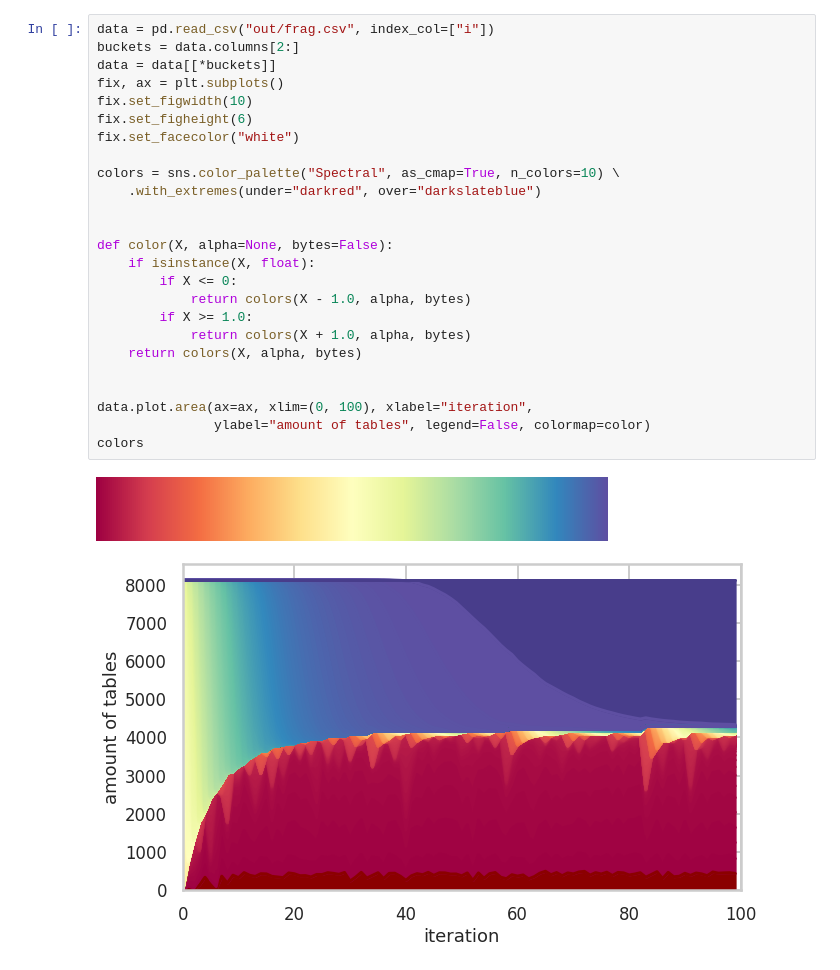
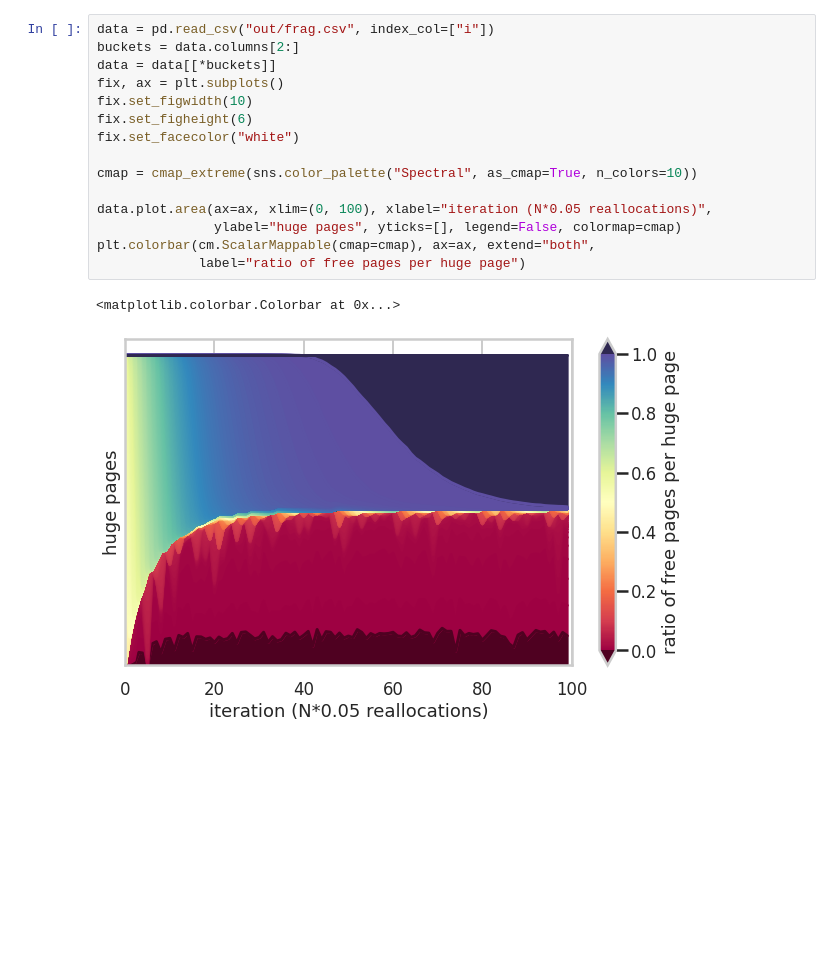
Before and after one commit to luhsra/llfree-rs, a Jupyter notebook: results/frag.ipynb, the cells around one changed output. Saved outputs shown, nothing was run; the diff lists cells and outputs as text; blank space fills up the shorter version.

```diff
--- a/results/frag.ipynb
+++ b/results/frag.ipynb
@@ -9,28 +38,18 @@ sns.set_palette("colorblind")
 # %%
 data = pd.read_csv("out/frag.csv", index_col=["i"])
 buckets = data.columns[2:]
 data = data[[*buckets]]
 fix, ax = plt.subplots()
 fix.set_figwidth(10)
 fix.set_figheight(6)
 fix.set_facecolor("white")
 
-colors = sns.color_palette("Spectral", as_cmap=True, n_colors=10) \
-    .with_extremes(under="darkred", over="darkslateblue")
+cmap = cmap_extreme(sns.color_palette("Spectral", as_cmap=True, n_colors=10))
 
-
-def color(X, alpha=None, bytes=False):
-    if isinstance(X, float):
-        if X <= 0:
-            return colors(X - 1.0, alpha, bytes)
-        if X >= 1.0:
-            return colors(X + 1.0, alpha, bytes)
-    return colors(X, alpha, bytes)
-
-
-data.plot.area(ax=ax, xlim=(0, 100), xlabel="iteration",
-               ylabel="amount of tables", legend=False, colormap=color)
-colors
+data.plot.area(ax=ax, xlim=(0, 100), xlabel="iteration (N*0.05 reallocations)",
+               ylabel="huge pages", yticks=[], legend=False, colormap=cmap)
+plt.colorbar(cm.ScalarMappable(cmap=cmap), ax=ax, extend="both",
+             label="ratio of free pages per huge page")
 # %% [output]
+<matplotlib.colorbar.Colorbar at 0x...>
-[figure, old version]
+[figure, new version]
-[figure, removed]
```
Also changed, not shown: parts of 2 cells of this notebook, 12 other files.
